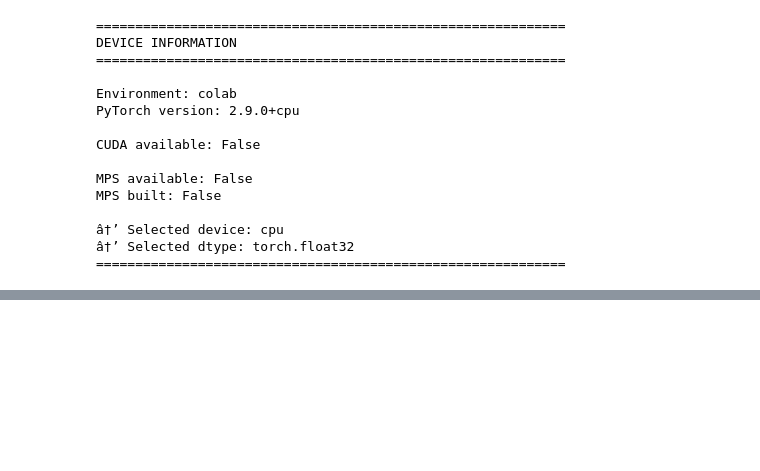
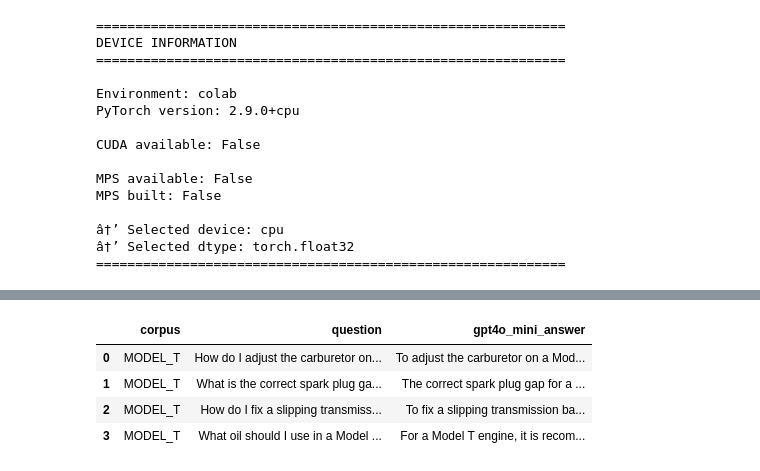
Before and after one commit to scarlettyu2023/AI_agent_workshop, a Jupyter notebook: Topic5RAG/manual_rag_pipeline_universal.ipynb, the cells around one changed output, grey strips where cells are left out. Saved outputs shown, nothing was run; the diff lists cells and outputs as text; code cells hidden in the pictures; blank space fills up the shorter version.

```diff
--- a/Topic5RAG/manual_rag_pipeline_universal.ipynb
+++ b/Topic5RAG/manual_rag_pipeline_universal.ipynb
@@ -1412,21 +1025,3 @@ Detroit, Michigan, U.S. A. .
 "Ford sttvice statichs distributed throughout the civilized world — N ' where Sdfust i A wit"
 
 This appears to be an incomplete sentence related to Ford service statistics but does not mention anything about the CEO or their preferences. To accurately answer this question, we would need additio ...
-# %%
-questions = [
-    "How do I adjust the carburetor on a Model T?",
-    "What is the correct spark plug gap for a Model T Ford?",
-    "How do I fix a slipping transmission band?",
-    "What oil should I use in a Model T engine?",
-    "What did Mr. Flood have to say about Mayor David Black in Congress on January 13, 2026?",
-    "What mistake did Elise Stefanovic make in Congress on January 23, 2026?",
-    "What is the purpose of the Main Street Parity Act?",
-    "Who in Congress has spoken for and against funding of pregnancy centers?"
-]
-
-for q in questions:
-    print("="*60)
-    print("Question:", q)
-    answer = rag_query(q, top_k=5, show_context=True)
-    print("\nAnswer:", answer)
-    print()
@@ -1640,0 +1420,70 @@ MPS built: False
+# %%
+# ============================================================
+# Exercise 2: Large Model WITHOUT RAG (GPT-4o Mini)
+# ============================================================
+
+from openai import OpenAI
+import pandas as pd
+
+# ---- 1) Create OpenAI client (make sure OPENAI_API_KEY is set)
+client = OpenAI()
+
+# ---- 2) Same queries as Exercise 1
+model_t_questions = [
+    "How do I adjust the carburetor on a Model T?",
+    "What is the correct spark plug gap for a Model T Ford?",
+    "How do I fix a slipping transmission band?",
+    "What oil should I use in a Model T engine?",
+]
+
+cr_questions = [
+    "What did Mr. Flood have to say about Mayor David Black in Congress on January 13, 2026?",
+    "What mistake Elise Stefanik make in Congress on January 23, 2026?",
+    "What is the purpose of the Main Street Parity Act?",
+    "Who in Congress has spoken for and against funding of pregnancy centers?",
+]
+
+# ---- 3) Choose which set to run
+corpus_name = "MODEL_T"   # or "CONGRESSIONAL_RECORD"
+questions = model_t_questions if corpus_name == "MODEL_T" else cr_questions
+
+
+# ---- 4) Function: ask GPT-4o Mini ONE question (no conversation)
+def ask_gpt4o_mini(question: str):
+    response = client.chat.completions.create(
+        model="gpt-4o-mini",
+        temperature=0,
+        messages=[
+            {
+                "role": "user",
+                "content": f"Answer this question briefly and factually:\n\n{question}"
+            }
+        ]
+    )
+    return response.choices[0].message.content.strip()
+
+
+# ---- 5) Run experiment
+results = []
+
+for i, q in enumerate(questions, 1):
+    print(f"\n[{corpus_name}] Q{i}: {q}")
+    print("-" * 50)
+
+    answer = ask_gpt4o_mini(q)
+    print(answer)
+
+    results.append({
+        "corpus": corpus_name,
+        "question": q,
+        "gpt4o_mini_answer": answer
+    })
+
+
+# ---- 6) Save results
+df = pd.DataFrame(results)
+display(df)
+df.to_csv(f"exercise2_{corpus_name.lower()}_gpt4omini.csv", index=False)
+
+print(f"\nSaved: exercise2_{corpus_name.lower()}_gpt4omini.csv")
+# %% [output]
@@ -1640,0 +1507,5 @@ MPS built: False
+|  | corpus | question | gpt4o_mini_answer |
+| 0 | MODEL_T | How do I adjust the carburetor on... | To adjust the carburetor on a Mod... |
+| 1 | MODEL_T | What is the correct spark plug ga... | The correct spark plug gap for a ... |
+| 2 | MODEL_T | How do I fix a slipping transmiss... | To fix a slipping transmission ba... |
+| 3 | MODEL_T | What oil should I use in a Model ... | For a Model T engine, it is recom... |
```
Also changed, not shown: parts of 18 cells of this notebook.
